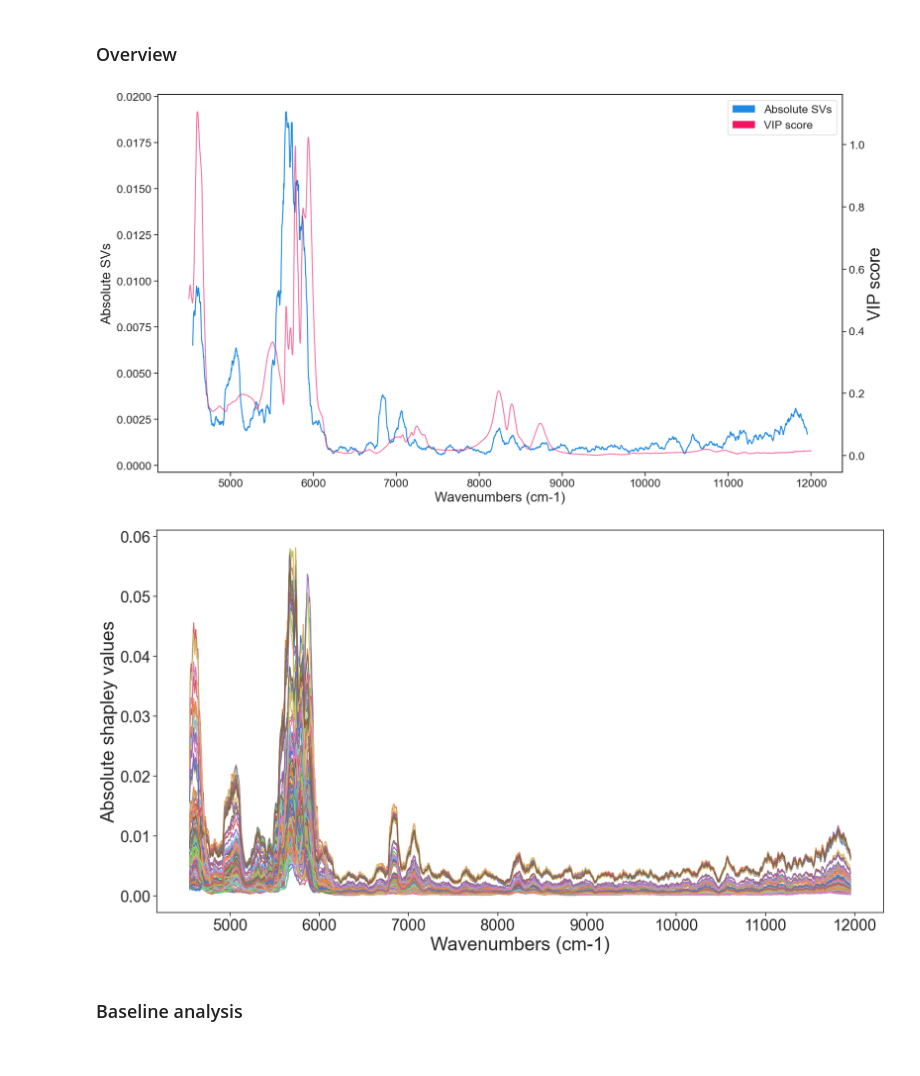
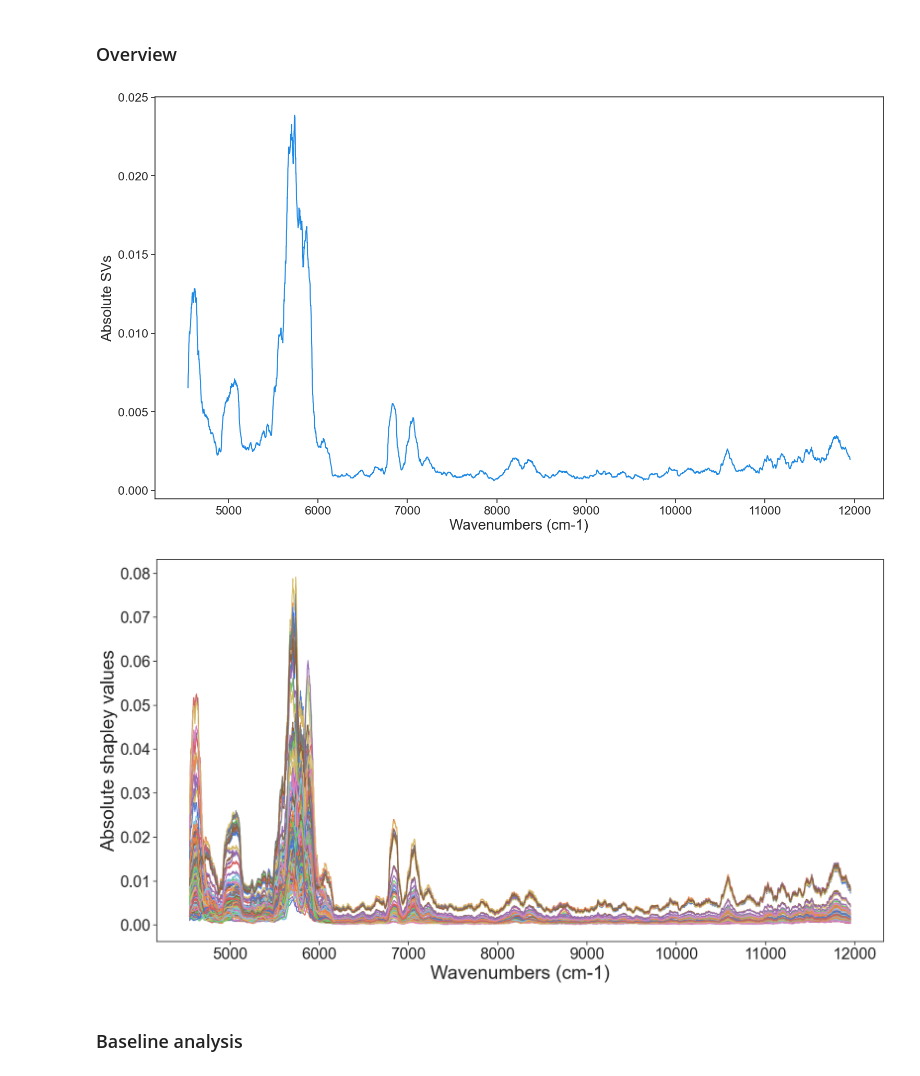
Before and after one commit to florent-haffner/Illuminating-black-box-cnn-nir, a Jupyter notebook: Torch - Shap.ipynb, the cells around one changed output. Drawn from its saved outputs; the diff is of its cells as text; code cells hidden in the pictures.

```diff
--- a/Torch - Shap.ipynb
+++ b/Torch - Shap.ipynb
@@ -141,7 +131,7 @@ if not os.path.exists(path_model + MODEL_NAME):
 
     # Performance analysis - Calibration
     y_preds = np.array(model(X_train_reshaped).detach().cpu())
-    rmsec = mean_squared_error(scalerY.inverse_transform(y_train_scaled), scalerY.inverse_transform(y_preds), squared=False)
+    rmsec = mean_squared_error(scalerY.inverse_transform(y_train_scaled), scalerY.inverse_transform(y_preds))
     print(f'RMSEC: {rmsec:.3f}')
 
     plot_training_history(train_losses, test_losses)
@@ -159,12 +149,12 @@ else:
 
     # Performance analysis - Calibration
     y_preds = np.array(model(X_train_reshaped).detach().cpu())
-    rmsec = mean_squared_error(scalerY.inverse_transform(y_train_scaled), scalerY.inverse_transform(y_preds), squared=False)
+    rmsec = mean_squared_error(scalerY.inverse_transform(y_train_scaled), scalerY.inverse_transform(y_preds))
     print(f'RMSEC: {rmsec:.3f}')
 
 # Performance analysis - Validation
 y_preds = np.array(model(X_test_reshaped).detach().cpu())
-rmsep = mean_squared_error(scalerY.inverse_transform(y_test_scaled), scalerY.inverse_transform(y_preds), squared=False)
+rmsep = mean_squared_error(scalerY.inverse_transform(y_test_scaled), scalerY.inverse_transform(y_preds))
 r2 = r2_score(scalerY.inverse_transform(y_test_scaled), scalerY.inverse_transform(y_preds))
 print(f"RMSEP: {rmsep:.3f} - R2P: {r2:.3f}")
 print(f'Fit ratio: {rmsec/rmsep:.3f}')
@@ -176,7 +166,5 @@ plot_val(scalerY.inverse_transform(y_test_scaled),
 plot_err(scalerY.inverse_transform(y_test_scaled),
          scalerY.inverse_transform(y_preds),
          deviation=5, bins=10, n_count=50)
-
-# torchsummary.summary(model, input_size=X_train_reshaped.shape[1:])
 # %% [output]
 Model does exist, performing regression.
@@ -205,20 +193,13 @@ torch.Size([174, 1, 3890])
 # %%
 from matplotlib.patches import Patch
 
-def lineplot_shapley(df, vip_scores, fontsize=20, palette=['#1e89e4', '#f21460'], labels = ['Absolute SVs', 'VIP score']):
-    # Axis1 - SVs
+def lineplot_shapley(df, fontsize=20, palette=['#1e89e4'], labels = ['Absolute SVs']):
     _, ax1 = plt.subplots(1, figsize=(18,10))
     line1 = sns.lineplot(df.T, legend=False, palette=[palette[0]])
     plt.xlabel("Wavenumbers (cm-1)", fontsize=fontsize)
     plt.ylabel(labels[0], fontsize=fontsize)
 
-    # Axis2 - VIP scores
-    ax2 = ax1.twinx()
-    line2 = sns.lineplot(vip_scores.T, legend=False, ax=ax2, alpha=.6, palette=[palette[1]])
-    ax2.set(ylabel=labels[1])
-
     legend_elements = [Patch(facecolor=color, label=label) for color, label in zip(palette, labels)]
-    ax2.legend(handles=legend_elements)
     plt.show()
 
 def compute_moving_average(a, n=5) :
@@ -228,18 +209,15 @@ def compute_moving_average(a, n=5) :
 # %%
 window = 50
 mean_absolute_features = np.average(np.abs(shap_values), axis=0)
 moving_average_features = compute_moving_average(mean_absolute_features, window)
 moving_average_W = compute_moving_average(W, window)
 
 df_ma = pd.DataFrame(moving_average_features).T
 df_ma.columns = moving_average_W
 
-vip_scores = pd.DataFrame(PLS_vip.flatten()).T
-vip_scores.columns = W
-
-lineplot_shapley(df_ma, vip_scores, palette=['#1e89e4', '#f21460'])
+lineplot_shapley(df_ma, palette=['#1e89e4'])
 # %% [output]
-[figure, old version]
+[figure, new version]
 # %%
 def lineplot_shapley(df, fontsize=30, palette=['#585153'], legend=False):
     """
@@ -282,7 +260,7 @@ df_ma.columns = moving_average_W
 
 lineplot_shapley(df_ma, palette='muted')
 # %% [output]
-[figure, old version]
+[figure, new version]
 # %% [markdown]
 ### Baseline analysis
 # %%
```
Also changed, not shown: parts of 6 cells of this notebook, 1 other file.
